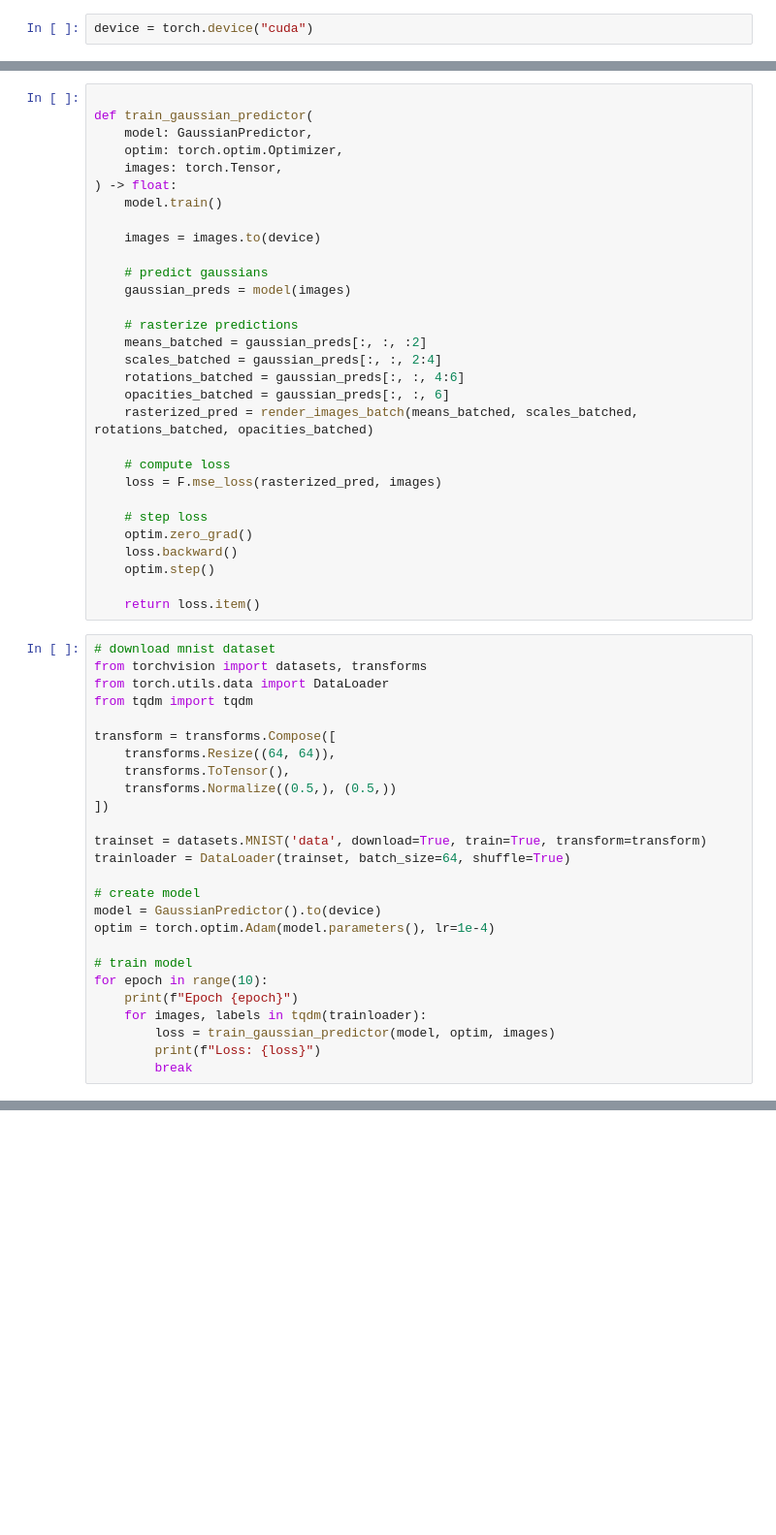
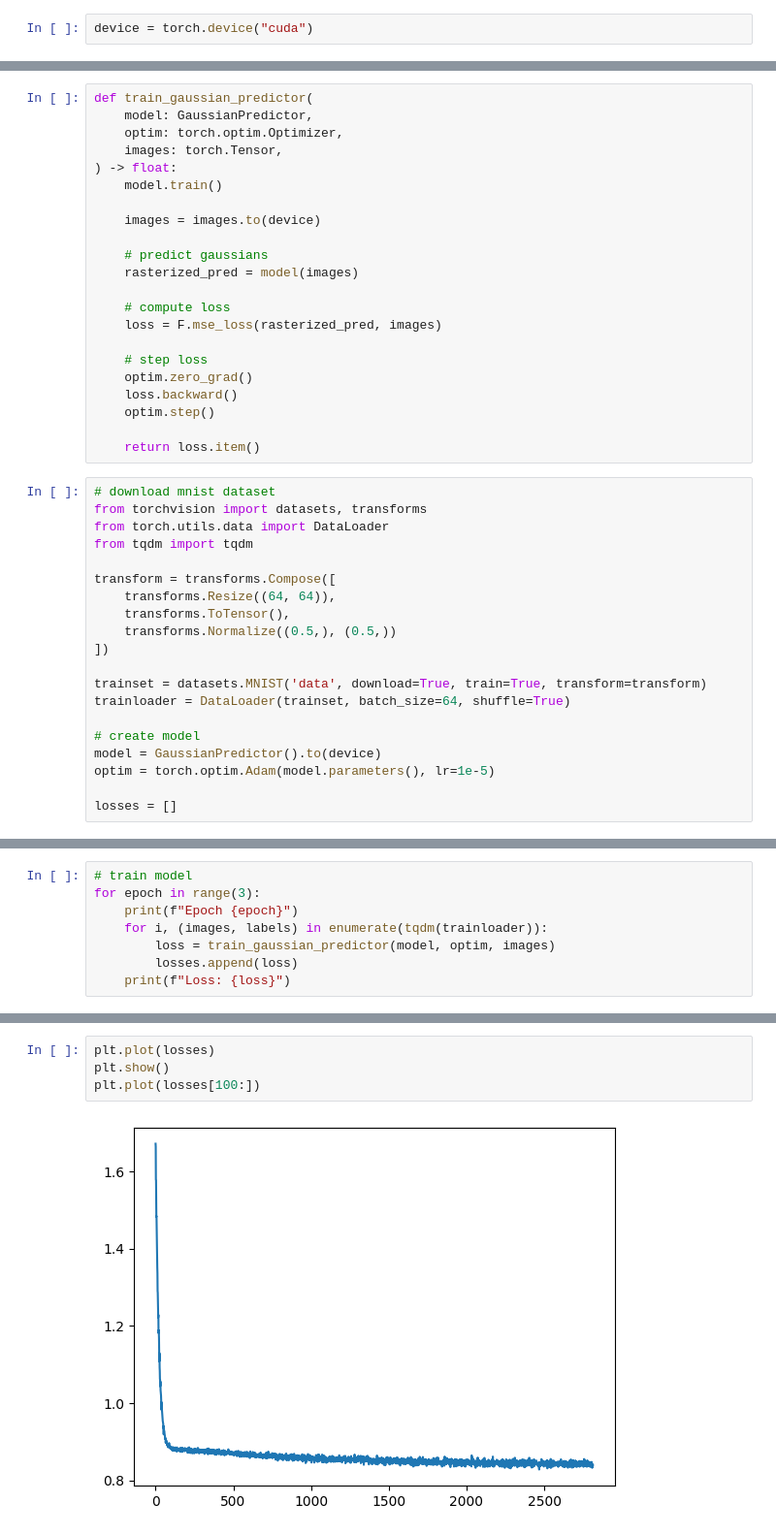
Before and after one commit to pimpale/foo, a Jupyter notebook: python/gaussiansplattingconvolution/gen_gsplat_nn.ipynb, the cells around one changed output, grey strips where cells are left out. Shown at 97% size. Drawn from its saved outputs; the diff is of its cells as text; blank space fills up the shorter version.

Commit message:
lean + gaussian splatting

```diff
--- a/python/gaussiansplattingconvolution/gen_gsplat_nn.ipynb
+++ b/python/gaussiansplattingconvolution/gen_gsplat_nn.ipynb
@@ -121,5 +152,4 @@ RuntimeError: CUDA unknown error - this may be due to an incorrectly set up envi
 # %%
-
 def train_gaussian_predictor(
     model: GaussianPredictor,
     optim: torch.optim.Optimizer,
@@ -130,14 +160,7 @@ def train_gaussian_predictor(
     images = images.to(device)
 
     # predict gaussians
-    gaussian_preds = model(images)
-
-    # rasterize predictions
-    means_batched = gaussian_preds[:, :, :2]
-    scales_batched = gaussian_preds[:, :, 2:4]
-    rotations_batched = gaussian_preds[:, :, 4:6]
-    opacities_batched = gaussian_preds[:, :, 6]
-    rasterized_pred = render_images_batch(means_batched, scales_batched, rotations_batched, opacities_batched)
+    rasterized_pred = model(images)
 
     # compute loss
     loss = F.mse_loss(rasterized_pred, images)
@@ -165,12 +188,6 @@ trainloader = DataLoader(trainset, batch_size=64, shuffle=True)
 
 # create model
 model = GaussianPredictor().to(device)
-optim = torch.optim.Adam(model.parameters(), lr=1e-4)
+optim = torch.optim.Adam(model.parameters(), lr=1e-5)
 
-# train model
-for epoch in range(10):
-    print(f"Epoch {epoch}")
-    for images, labels in tqdm(trainloader):
-        loss = train_gaussian_predictor(model, optim, images)
-        print(f"Loss: {loss}")
-        break
+losses = []
@@ -178,0 +194,8 @@ NameError: name 'GaussianPredictor' is not defined
+# %%
+# train model
+for epoch in range(3):
+    print(f"Epoch {epoch}")
+    for i, (images, labels) in enumerate(tqdm(trainloader)):
+        loss = train_gaussian_predictor(model, optim, images)
+        losses.append(loss)
+    print(f"Loss: {loss}")
@@ -178,0 +209,6 @@ NameError: name 'GaussianPredictor' is not defined
+# %%
+plt.plot(losses)
+plt.show()
+plt.plot(losses[100:])
+# %% [output]
+[figure, added]
```
Also changed, not shown: parts of 9 cells of this notebook, 10 other files.
